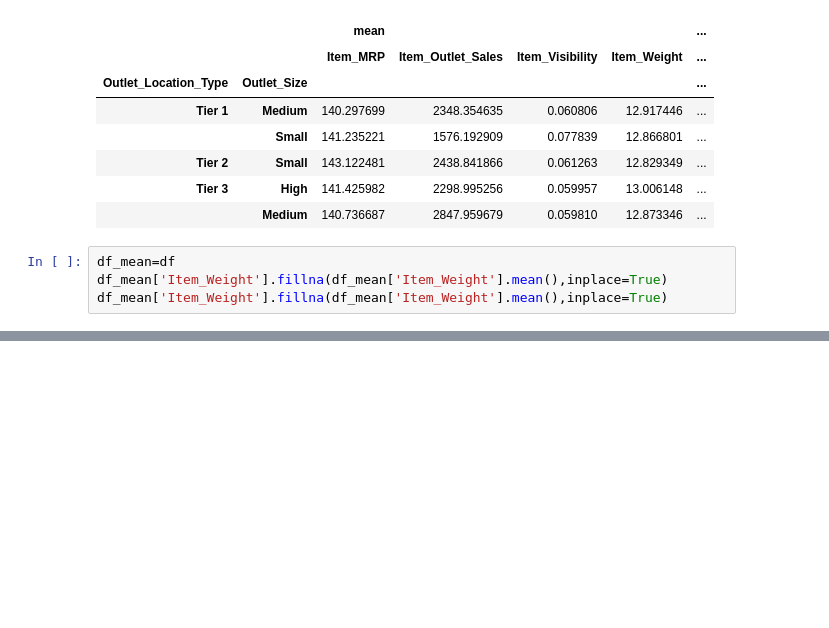
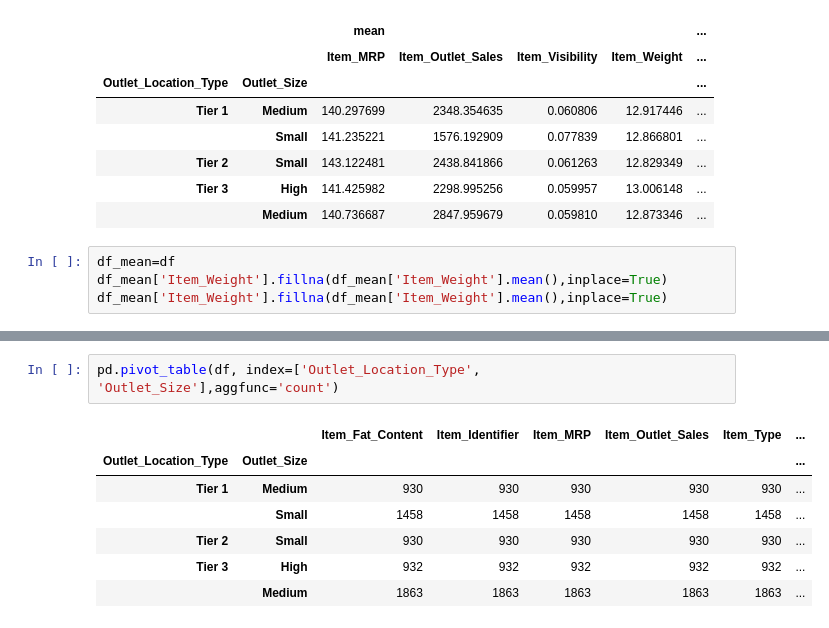
Before and after one commit to vmrosario/bigMartSales, a Jupyter notebook: Big Mart sales.ipynb, the cells around one changed output, grey strips where cells are left out. Cells and saved outputs as stored; diff of their text form; blank space fills up the shorter version.

```diff
--- a/Big Mart sales.ipynb
+++ b/Big Mart sales.ipynb
@@ -169,0 +186,10 @@ pandas.core.frame.DataFrame
+# %%
+pd.pivot_table(df, index=['Outlet_Location_Type', 'Outlet_Size'],aggfunc='count')
+# %% [output]
+|  |  | Item_Fat_Content | Item_Identifier | Item_MRP | Item_Outlet_Sales | Item_Type | ... |
+| Outlet_Location_Type | Outlet_Size |  |  |  |  |  | ... |
+| Tier 1 | Medium | 930 | 930 | 930 | 930 | 930 | ... |
+|  | Small | 1458 | 1458 | 1458 | 1458 | 1458 | ... |
+| Tier 2 | Small | 930 | 930 | 930 | 930 | 930 | ... |
+| Tier 3 | High | 932 | 932 | 932 | 932 | 932 | ... |
+|  | Medium | 1863 | 1863 | 1863 | 1863 | 1863 | ... |
```
Also changed, not shown: parts of 15 cells of this notebook.
